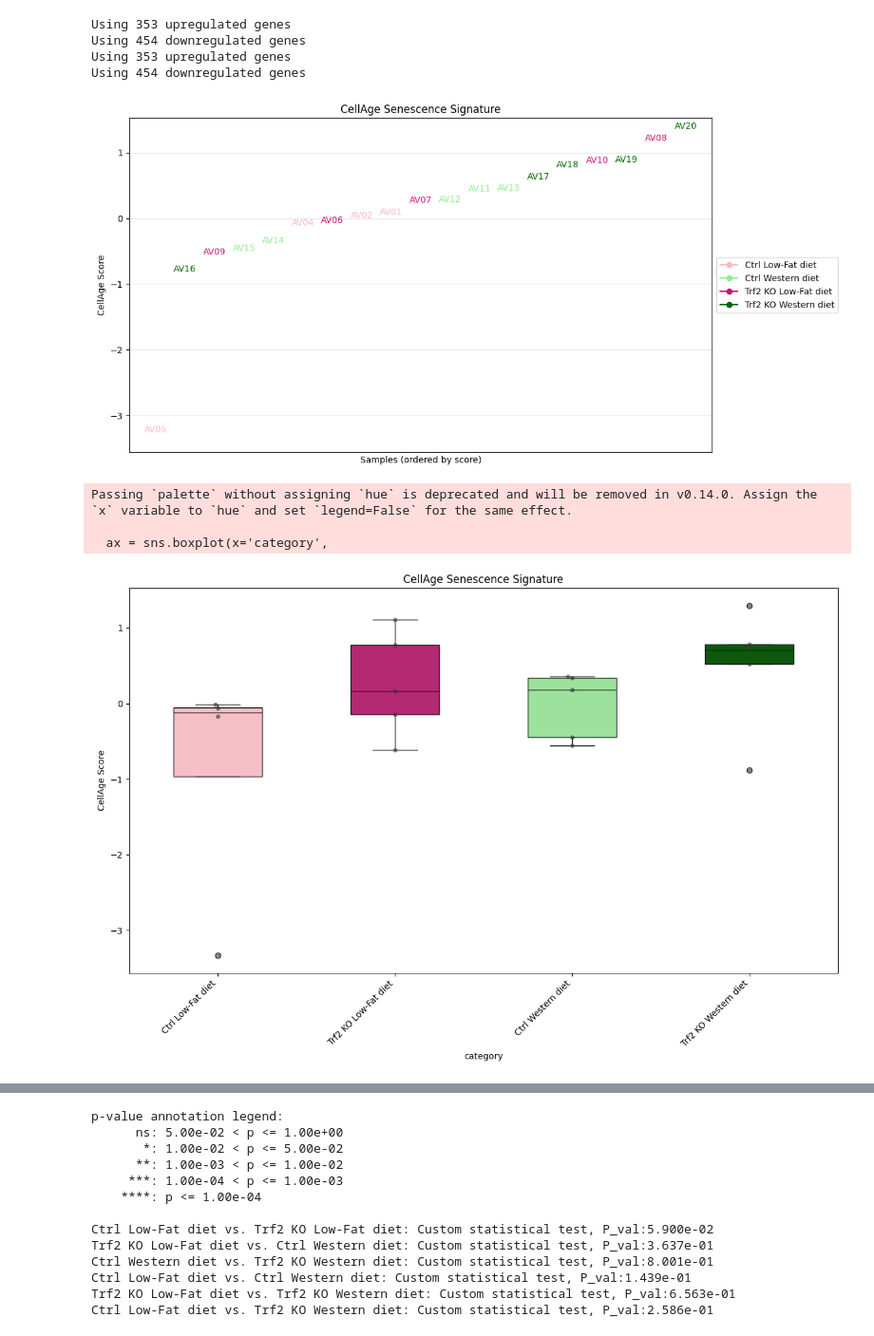
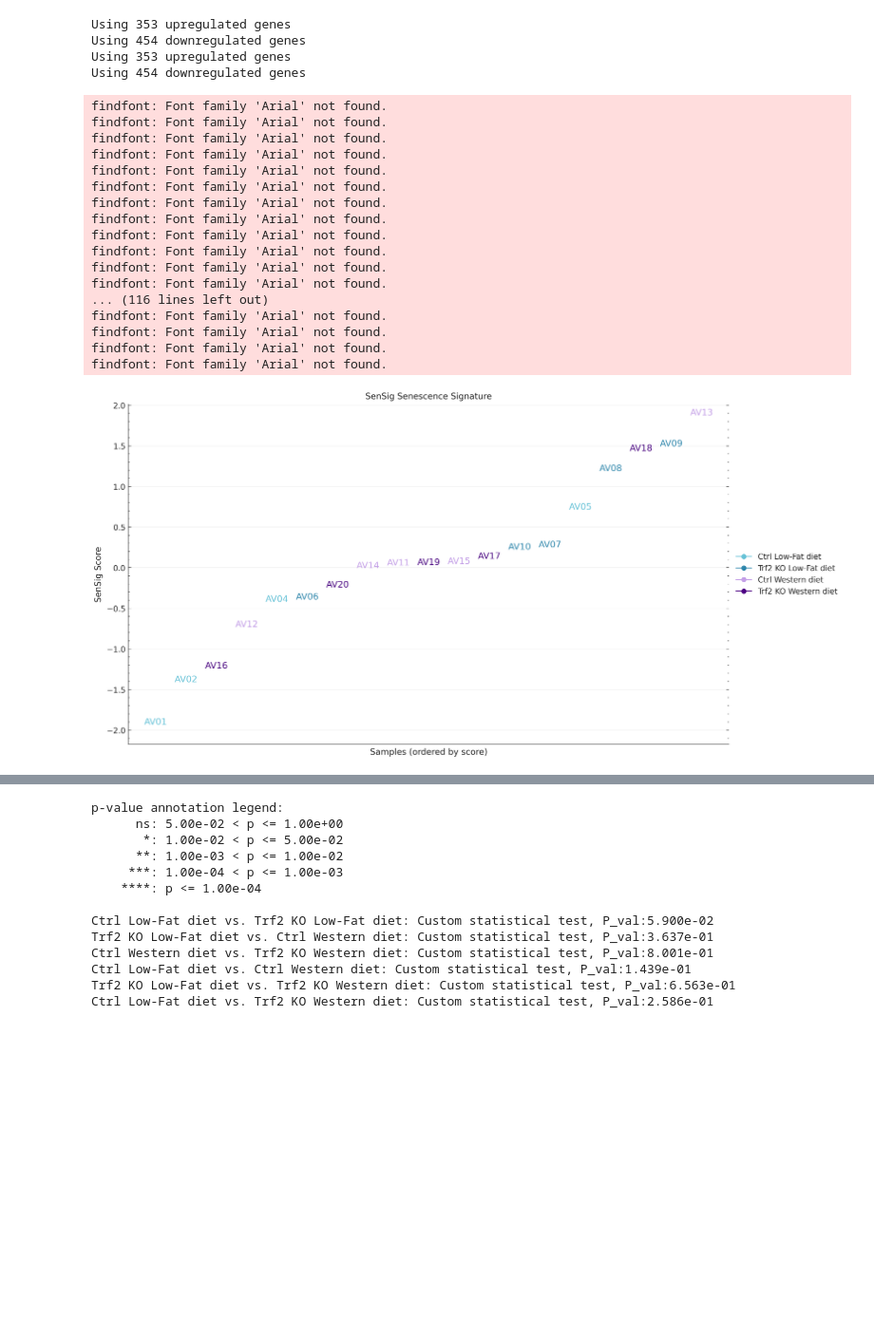
Before and after one commit to akanksha-sachan/ERCC1_iPSC_analysis, a Jupyter notebook: mouse_liver/sen_scores.ipynb, the cells around one changed output, grey strips where cells are left out. Shown at 95% size. Saved outputs shown, nothing was run; the diff lists cells and outputs as text; code cells hidden in the pictures; blank space fills up the shorter version.

Commit message:
publication quality figure generation code added for sen scores

```diff
--- a/mouse_liver/sen_scores.ipynb
+++ b/mouse_liver/sen_scores.ipynb
@@ -48,12 +45,12 @@ display(expr_df_no_outliers.head())
 # %% [markdown]
 ## Load genesets
 # %%
-sensig_geneset = '/ix/djishnu/Akanksha/datasets/gene_sets/mouse/SenSig_DEGs.csv'
-fridman_down_orthologs = '/ix/djishnu/Akanksha/datasets/gene_sets/mouse/fridman_down_orthologs.csv'
-fridman_up_orthologs = '/ix/djishnu/Akanksha/datasets/gene_sets/mouse/fridman_up_orthologs.csv'
-senmayo_geneset = '/ix/djishnu/Akanksha/datasets/gene_sets/mouse/SAUL_SEN_MAYO_UP_IN_SEN.v2024.1.Mm.gmt'
-cell_age_orthologs = '/ix/djishnu/Akanksha/datasets/gene_sets/mouse/cellAge_orthologs.csv'
-cell_age_human = '/ix/djishnu/Akanksha/datasets/gene_sets/human/cellAge/cellage3.tsv'
+sensig_geneset = '/ocean/projects/cis240075p/asachan/datasets/gene_sets/mouse/SenSig_DEGs.csv'
+fridman_down_orthologs = '/ocean/projects/cis240075p/asachan/datasets/gene_sets/mouse/fridman_down_orthologs.csv'
+fridman_up_orthologs = '/ocean/projects/cis240075p/asachan/datasets/gene_sets/mouse/fridman_up_orthologs.csv'
+senmayo_geneset = '/ocean/projects/cis240075p/asachan/datasets/gene_sets/mouse/SAUL_SEN_MAYO_UP_IN_SEN.v2024.1.Mm.gmt'
+cell_age_orthologs = '/ocean/projects/cis240075p/asachan/datasets/gene_sets/mouse/cellAge_orthologs.csv'
+cell_age_human = '/ocean/projects/cis240075p/asachan/datasets/gene_sets/human/cellAge/cellage3.tsv'
 # %% [markdown]
 #### SenSig
 # %%
@@ -169,27 +166,32 @@ Using 353 upregulated genes
 Using 454 downregulated genes
 # %%
 custom_colors = {
-    'Ctrl Low-Fat diet': '#FFB6C1',      # Light pink/salmon
-    'Ctrl Western diet': '#90EE90',       # Light green
-    'Trf2 KO Low-Fat diet': '#CD1076',   # Deep pink
-    'Trf2 KO Western diet': '#006400'     # Dark green
+    'Ctrl Low-Fat diet': '#66C2D7',      # Soft teal blue
+    'Trf2 KO Low-Fat diet': '#2E86AB',   # Deeper teal blue
+    'Ctrl Western diet': '#C4A0E7',      # Light lavender
+    'Trf2 KO Western diet': '#4B0082'    # Indigo
 }
 # %%
-plot_scores_scatter(cellage_scores,
+plot_scores_scatter(sensig_scores,
                    category_colors=custom_colors,
-                   title="CellAge Senescence Signature",
-                   ylabel="CellAge Score")
+                   title="SenSig Senescence Signature",
+                   ylabel="SenSig Score")
 # %% [output]
+findfont: Font family 'Arial' not found.
+findfont: Font family 'Arial' not found.
+findfont: Font family 'Arial' not found.
+findfont: Font family 'Arial' not found.
+findfont: Font family 'Arial' not found.
+findfont: Font family 'Arial' not found.
+findfont: Font family 'Arial' not found.
+findfont: Font family 'Arial' not found.
+findfont: Font family 'Arial' not found.
+findfont: Font family 'Arial' not found.
+findfont: Font family 'Arial' not found.
+findfont: Font family 'Arial' not found.
+... (116 lines left out)
+findfont: Font family 'Arial' not found.
+findfont: Font family 'Arial' not found.
+findfont: Font family 'Arial' not found.
+findfont: Font family 'Arial' not found.
-[figure, old version]
+[figure, new version]
-# %%
-plot_scores_simple(
-    scores_df=cellage_scores,
-    category_colors=custom_colors,
-    title="CellAge Senescence Signature",
-    ylabel="CellAge Score",
-)
-# %% [output]
-Passing `palette` without assigning `hue` is deprecated and will be removed in v0.14.0. Assign the `x` variable to `hue` and set `legend=False` for the same effect.
-
-  ax = sns.boxplot(x='category',
-[figure, removed]
```
Also changed, not shown: parts of 5 cells of this notebook, 1 other file.
